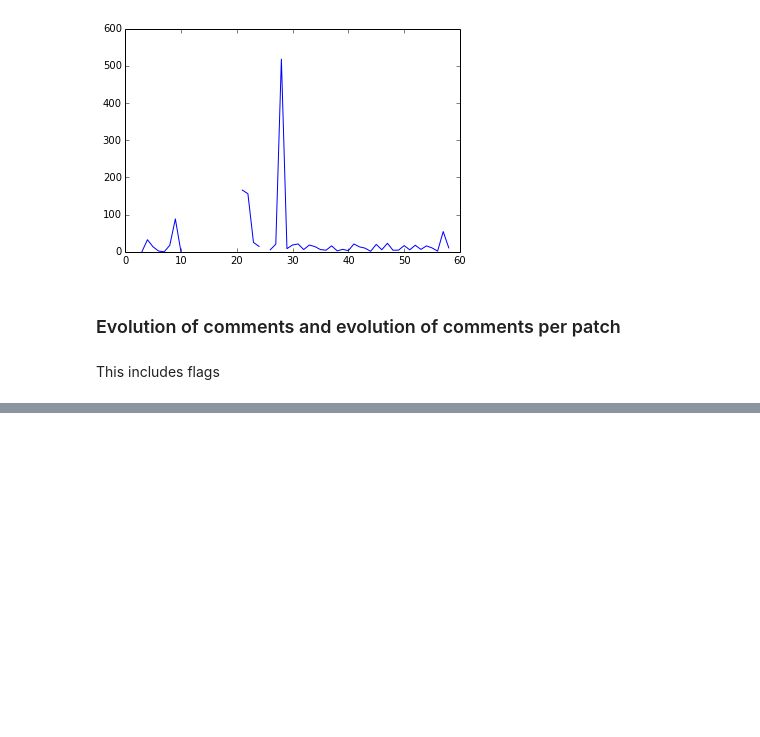
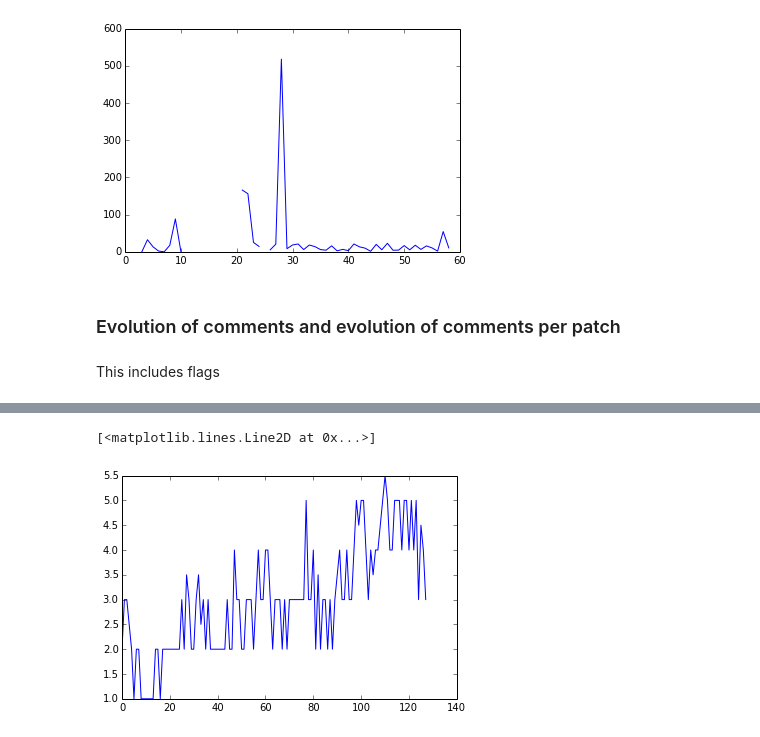
Before and after one commit to dicortazar/ipython-notebooks, a Jupyter notebook: projects/xen-analysis/Xen-analysis.ipynb, the cells around one changed output, grey strips where cells are left out. Cells and saved outputs as stored; diff of their text form; code cells hidden in the pictures; blank space fills up the shorter version.

```diff
--- a/projects/xen-analysis/Xen-analysis.ipynb
+++ b/projects/xen-analysis/Xen-analysis.ipynb
@@ -250,0 +304,5 @@ query = """
+# %%
+plot(median_comments)
+# %% [output]
+[<matplotlib.lines.Line2D at 0x...>]
+[figure, added]
```
Also changed, not shown: parts of 9 cells of this notebook.
